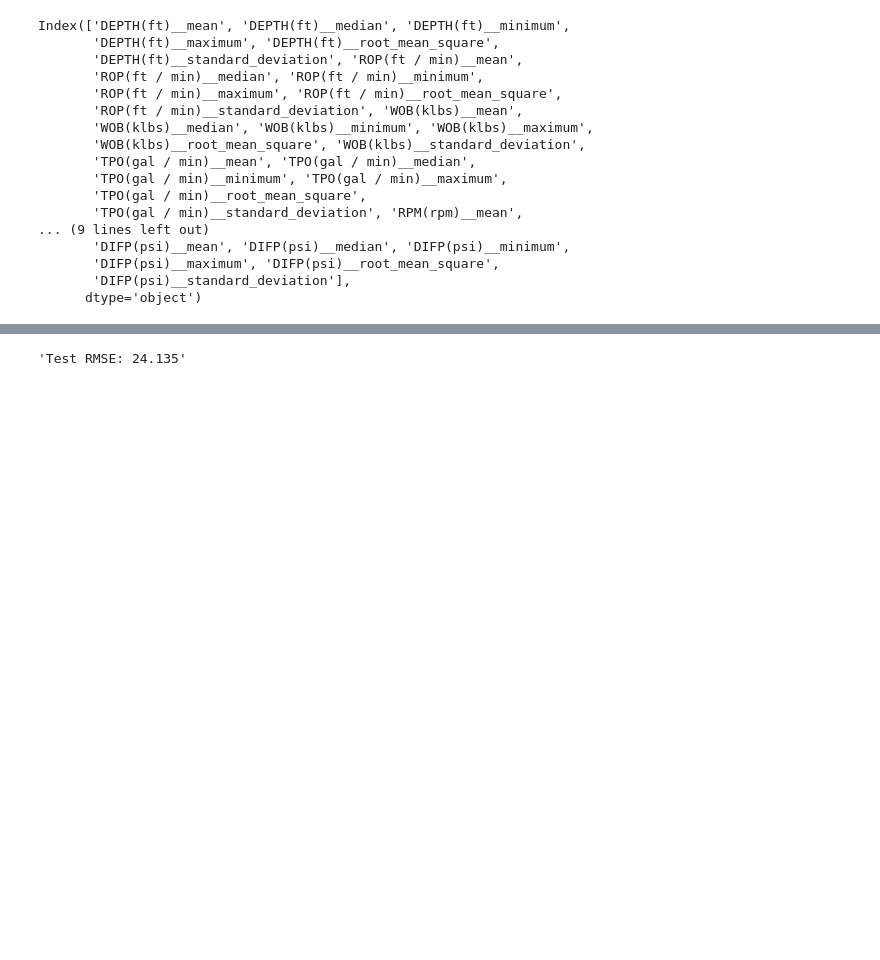
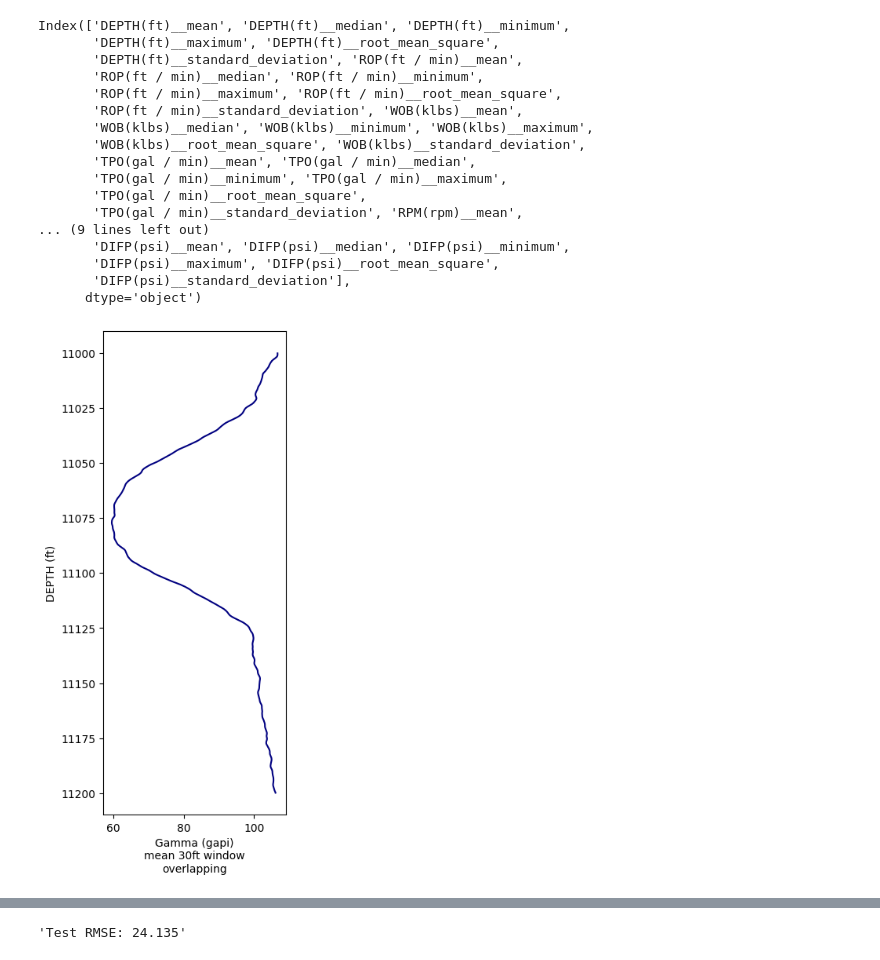
Before and after one commit to savannah-mds/quantico-energy, a Jupyter notebook: EDA/modeling_tests.ipynb, the cells around one changed output, grey strips where cells are left out. Drawn from its saved outputs; the diff is of its cells as text; code cells hidden in the pictures; blank space fills up the shorter version.

```diff
--- a/EDA/modeling_tests.ipynb
+++ b/EDA/modeling_tests.ipynb
@@ -95,6 +141,19 @@ for i in range(0,60):
     df_shift = add_ids(df_horz_orig.iloc[i:])
     df_features = extract_features(df_shift, column_id="id", column_sort="DEPTH(ft)_time",default_fc_parameters=fc_settings)
     dfs.append(df_features)
+# %%
+fig, ax=plt.subplots(figsize=(3,8))
+df=pd.concat(dfs)
+df=df.sort_values('DEPTH(ft)__mean')
+df=df[(df['DEPTH(ft)__mean']>=11000)&(df['DEPTH(ft)__mean']<=11200)]
+ax.plot(df['Gamma(gapi)__mean'],df['DEPTH(ft)__mean'], color='navy',label='Mean over 30ft - overlapping')
+ax.set_xlabel('Gamma (gapi)\nmean 30ft window\noverlapping')
+ax.set_ylabel('DEPTH (ft)')
+# ax.set_title('Training and predicted values')
+ax.invert_yaxis()
+# ax.legend(frameon=False, bbox_to_anchor=(1,1))
+# %% [output]
+[figure, added]
 # %%
 # non-overlapping
 # df=df_horz[:200].reset_index(drop=True)
```
Also changed, not shown: parts of 15 cells of this notebook, 10 other files.
